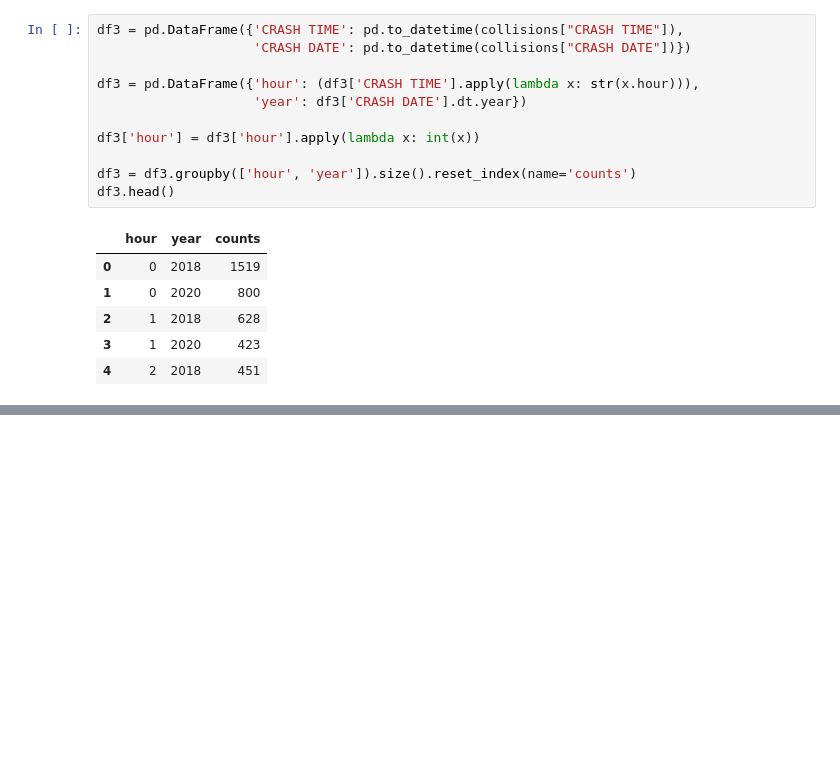
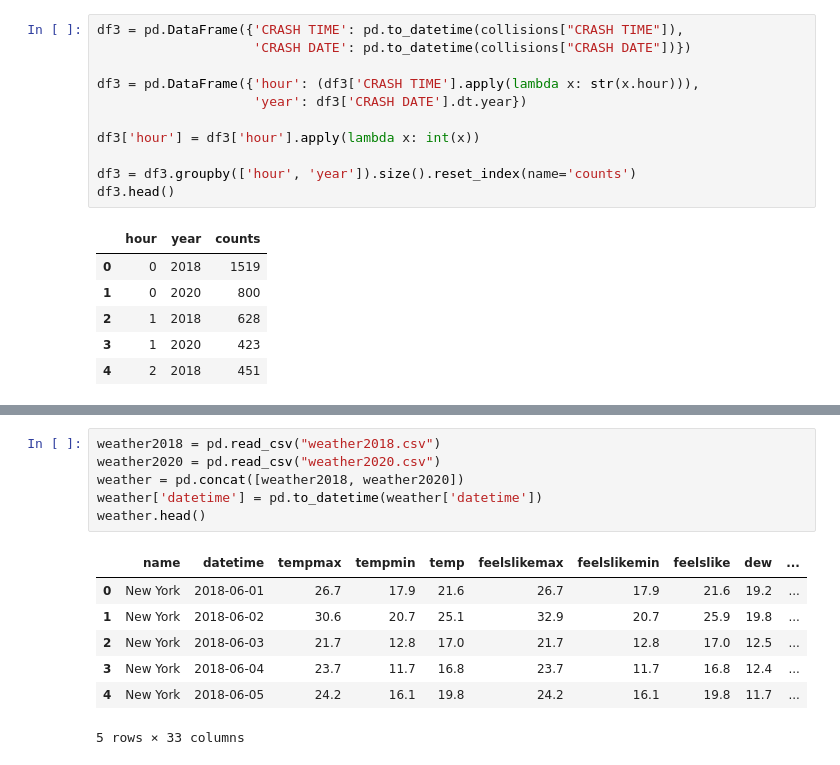
Before and after one commit to carlosarboness/Data-Visualization, a Jupyter notebook: Project 1/collisions.ipynb, the cells around one changed output, grey strips where cells are left out. Saved outputs shown, nothing was run; the diff lists cells and outputs as text; blank space fills up the shorter version.

```diff
--- a/Project 1/collisions.ipynb
+++ b/Project 1/collisions.ipynb
@@ -81,0 +97,14 @@ alt.Chart(df3).mark_line().encode(
+# %%
+weather2018 = pd.read_csv("weather2018.csv")
+weather2020 = pd.read_csv("weather2020.csv")
+weather = pd.concat([weather2018, weather2020])
+weather['datetime'] = pd.to_datetime(weather['datetime'])
+weather.head()
+# %% [output]
+|  | name | datetime | tempmax | tempmin | temp | feelslikemax | feelslikemin | feelslike | dew | ... |
+| 0 | New York | 2018-06-01 | 26.7 | 17.9 | 21.6 | 26.7 | 17.9 | 21.6 | 19.2 | ... |
+| 1 | New York | 2018-06-02 | 30.6 | 20.7 | 25.1 | 32.9 | 20.7 | 25.9 | 19.8 | ... |
+| 2 | New York | 2018-06-03 | 21.7 | 12.8 | 17.0 | 21.7 | 12.8 | 17.0 | 12.5 | ... |
+| 3 | New York | 2018-06-04 | 23.7 | 11.7 | 16.8 | 23.7 | 11.7 | 16.8 | 12.4 | ... |
+| 4 | New York | 2018-06-05 | 24.2 | 16.1 | 19.8 | 24.2 | 16.1 | 19.8 | 11.7 | ... |
+5 rows × 33 columns
```
Also changed, not shown: parts of 5 cells of this notebook, 6 other files.
